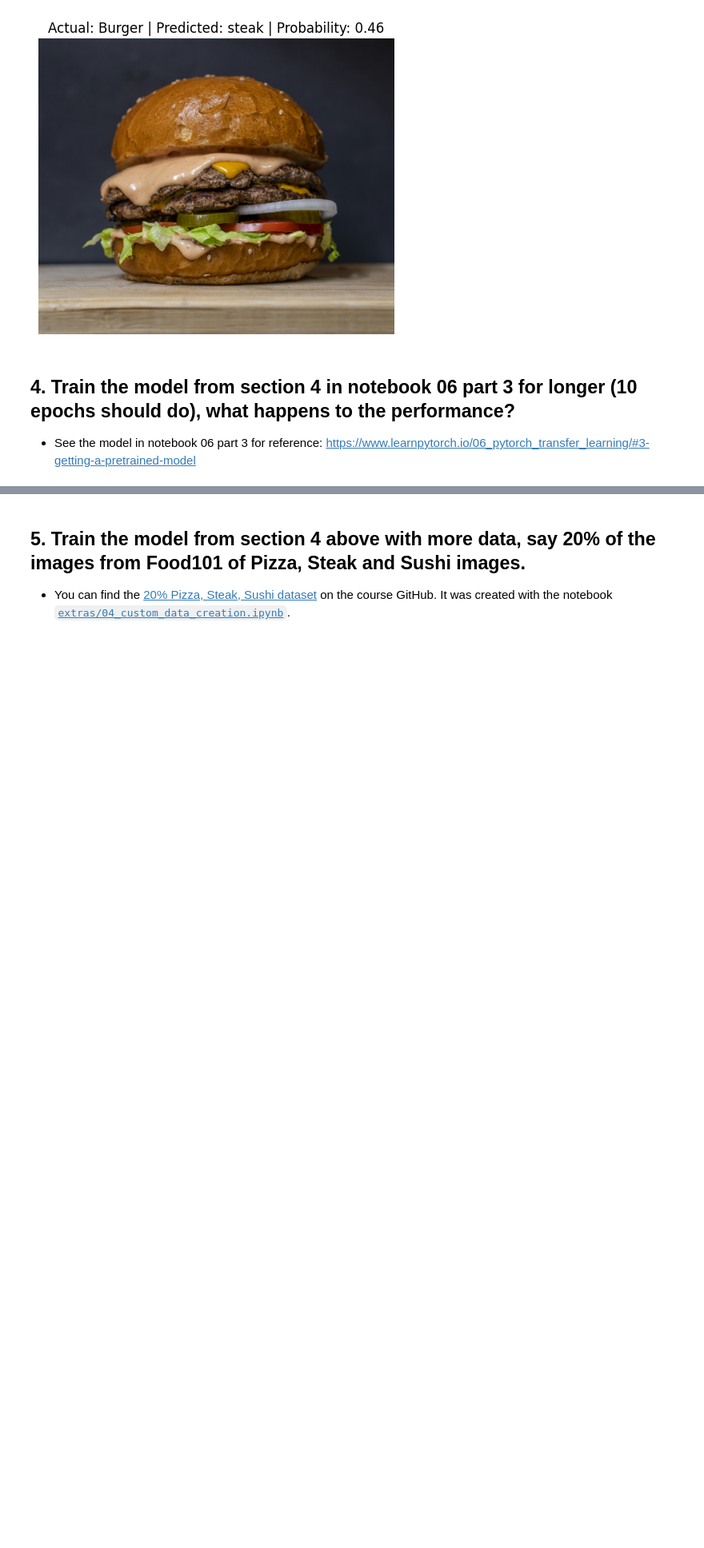
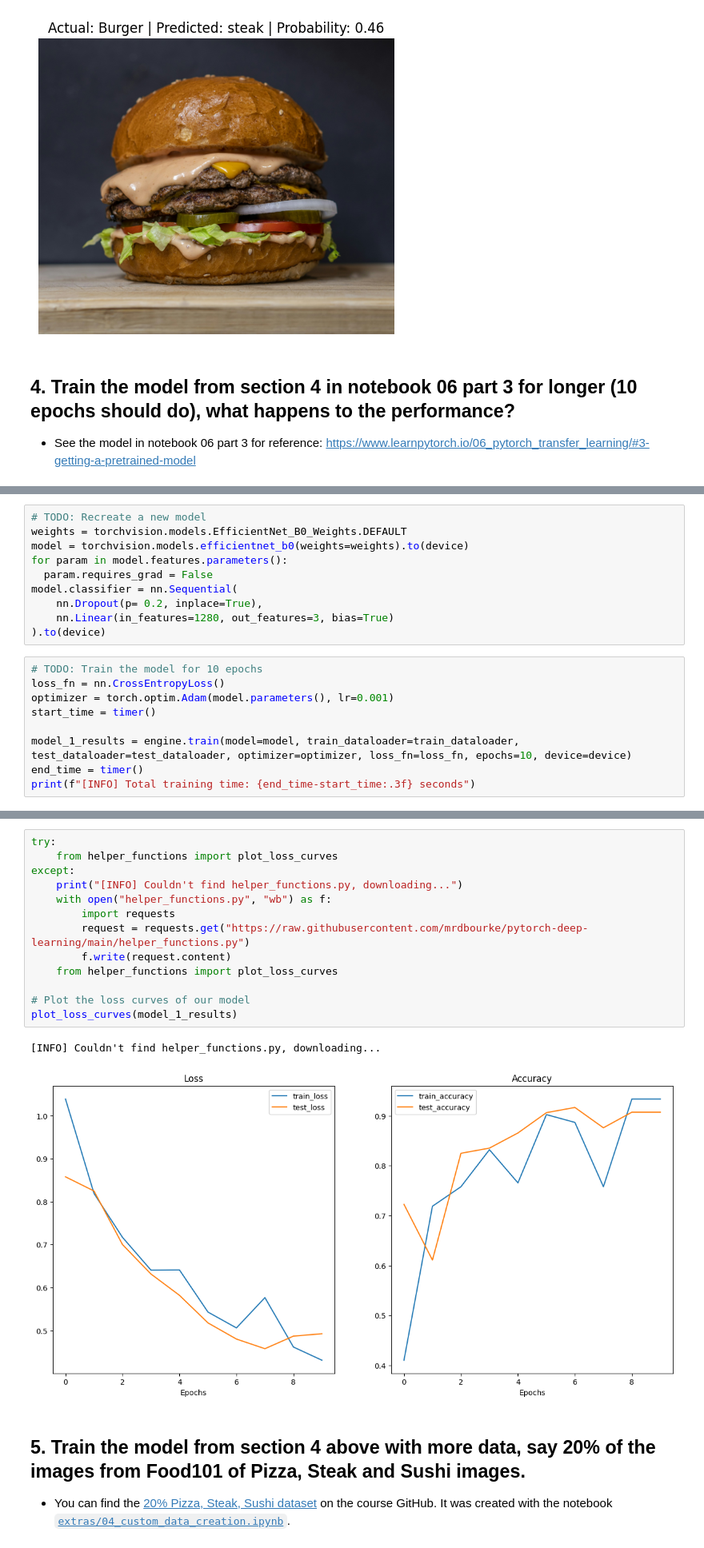
Before and after one commit to danilovpy/learnpytorchioexe, a Jupyter notebook: extras/exercises/06_pytorch_transfer_learning_exercises.ipynb, the cells around one changed output, grey strips where cells are left out. Shown: that part at 80% size. Drawn from its saved outputs; the diff is of its cells as text; blank space fills up the shorter version.

```diff
--- a/extras/exercises/06_pytorch_transfer_learning_exercises.ipynb
+++ b/extras/exercises/06_pytorch_transfer_learning_exercises.ipynb
@@ -371,0 +368,19 @@ predict_my_image(burger, "Burger")
+# %%
+# TODO: Recreate a new model
+weights = torchvision.models.EfficientNet_B0_Weights.DEFAULT
+model = torchvision.models.efficientnet_b0(weights=weights).to(device)
+for param in model.features.parameters():
+  param.requires_grad = False
+model.classifier = nn.Sequential(
+    nn.Dropout(p= 0.2, inplace=True),
+    nn.Linear(in_features=1280, out_features=3, bias=True)
+).to(device)
+# %%
+# TODO: Train the model for 10 epochs
+loss_fn = nn.CrossEntropyLoss()
+optimizer = torch.optim.Adam(model.parameters(), lr=0.001)
+start_time = timer()
+
+model_1_results = engine.train(model=model, train_dataloader=train_dataloader, test_dataloader=test_dataloader, optimizer=optimizer, loss_fn=loss_fn, epochs=10, device=device)
+end_time = timer()
+print(f"[INFO] Total training time: {end_time-start_time:.3f} seconds")
@@ -372,3 +399,19 @@ predict_my_image(burger, "Burger")
+# %%
+try:
+    from helper_functions import plot_loss_curves
+except:
+    print("[INFO] Couldn't find helper_functions.py, downloading...")
+    with open("helper_functions.py", "wb") as f:
+        import requests
+        request = requests.get("https://raw.githubusercontent.com/mrdbourke/pytorch-deep-learning/main/helper_functions.py")
+        f.write(request.content)
+    from helper_functions import plot_loss_curves
+
+# Plot the loss curves of our model
+plot_loss_curves(model_1_results)
+# %% [output]
+[INFO] Couldn't find helper_functions.py, downloading...
+[figure, added]
 # %% [markdown]
 ## 5. Train the model from section 4 above with more data, say 20% of the images from Food101 of Pizza, Steak and Sushi images.
 * You can find the [20% Pizza, Steak, Sushi dataset](https://github.com/mrdbourke/pytorch-deep-learning/blob/main/data/pizza_steak_sushi_20_percent.zip) on the course GitHub. It was created with the notebook [`extras/04_custom_data_creation.ipynb`](https://github.com/mrdbourke/pytorch-deep-learning/blob/main/extras/04_custom_data_creation.ipynb).
```
Also changed, not shown: parts of 8 cells of this notebook.
